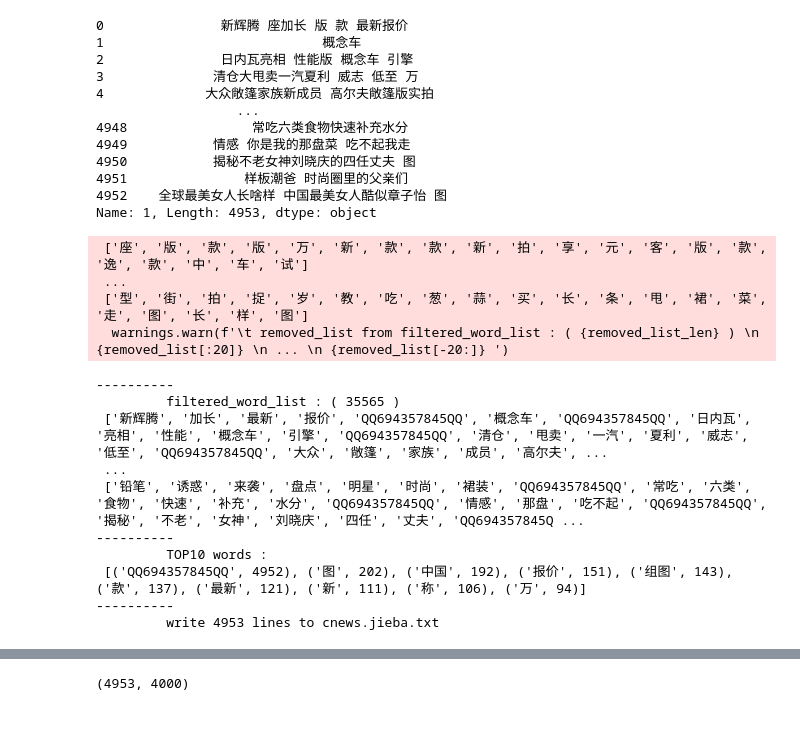
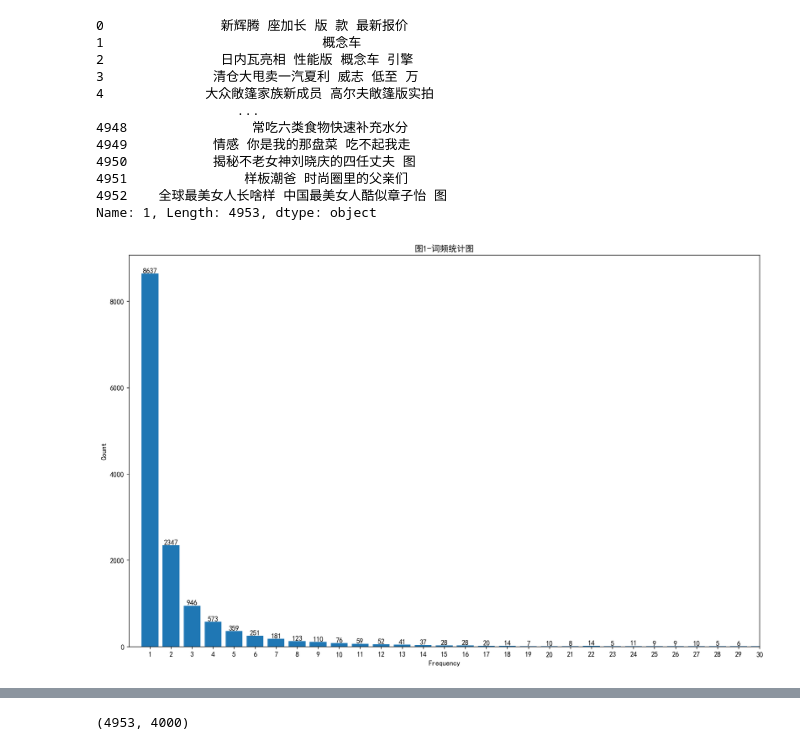
Before and after one commit to Soltus/learn-python-BI, a Jupyter notebook: lesson2/作业/3/index.ipynb, the cells around one changed output, grey strips where cells are left out. Saved outputs shown, nothing was run; the diff lists cells and outputs as text; code cells hidden in the pictures; blank space fills up the shorter version.

```diff
--- a/lesson2/作业/3/index.ipynb
+++ b/lesson2/作业/3/index.ipynb
@@ -72,7 +74,10 @@ class ChineseSegmentation:
         return sorted(word_dict.items(), key=lambda e:e[1], reverse=True)
 
     def cut_words_filter(self, frequency_threshold=0, remove_single_word=False):
-        ''''''
+        '''
+        因为只有出现频率大于frequency_threshold的单词才会被保留下来
+        如果remove_single_word被设置为True，则单个字符的单词将始终被过滤掉
+        '''
         word_list = self._fn_cut_words()
         word_dict = {}
         removed_list = []
@@ -168,28 +175,35 @@ with open(USERDIC_TXT,'w', encoding='utf-8') as f:
     f.write(userdic)
 s = userdic.join(list(txtfile[1]))
 m = ChineseSegmentation(s, STOPWORDS_TXT, USERDIC_TXT, 1)
-filtered_word_list = m.cut_words_filter(0,1)
-
-s1 = ' '.join(filtered_word_list)
-
-with open(CNEWS_SPLITED_TXT,'w', encoding='utf-8') as f:
-    f.write(s1.replace(f'{userdic}','\n').replace('\n\n','\n'))
-print('-'*10)
-with open(CNEWS_SPLITED_TXT,'r', encoding='utf-8') as f:
-    print(f'\t write {len(f.readlines())} lines to {CNEWS_SPLITED_TXT}')
-print()
-# %% [output]
- ['座', '版', '款', '版', '万', '新', '款', '款', '新', '拍', '享', '元', '客', '版', '款', '逸', '款', '中', '车', '试']
- ...
- ['型', '街', '拍', '捉', '岁', '教', '吃', '葱', '蒜', '买', '长', '条', '甩', '裙', '菜', '走', '图', '长', '样', '图']
-  warnings.warn(f'\t removed_list from filtered_word_list : ( {removed_list_len} ) \n {removed_list[:20]} \n ... \n {removed_list[-20:]} ')
-----------
-         filtered_word_list : ( 35565 )
- ['新辉腾', '加长', '最新', '报价', 'QQ694357845QQ', '概念车', 'QQ694357845QQ', '日内瓦', '亮相', '性能', '概念车', '引擎', 'QQ694357845QQ', '清仓', '甩卖', '一汽', '夏利', '威志', '低至', 'QQ694357845QQ', '大众', '敞篷', '家族', '成员', '高尔夫', ...
- ...
- ['铅笔', '诱惑', '来袭', '盘点', '明星', '时尚', '裙装', 'QQ694357845QQ', '常吃', '六类', '食物', '快速', '补充', '水分', 'QQ694357845QQ', '情感', '那盘', '吃不起', 'QQ694357845QQ', '揭秘', '不老', '女神', '刘晓庆', '四任', '丈夫', 'QQ694357845Q ...
-----------
-         TOP10 words :
- [('QQ694357845QQ', 4952), ('图', 202), ('中国', 192), ('报价', 151), ('组图', 143), ('款', 137), ('最新', 121), ('新', 111), ('称', 106), ('万', 94)]
-----------
-         write 4953 lines to cnews.jieba.txt
+# %%
+import matplotlib.pyplot as plt
+plt.rcParams['axes.unicode_minus'] = False    # 用来正常显示负号
+plt.rcParams['font.sans-serif'] = ['SimHei']   # 防止中文标签乱码
+CANVAS = lambda x : plt.figure(figsize=(16, 10), dpi=x)  # 设置画布
+
+word_count = dict(m.word_frequency())
+del word_count[userdic]
+
+count = {}
+for value in word_count.values():
+    if value not in count:
+        count[value] = 1
+    else:
+        count[value] += 1
+
+# 绘制频数统计图
+CANVAS(131)
+plt.bar(count.keys(), count.values())
+plt.title('图1-词频统计图')
+plt.xlabel('Frequency')
+plt.ylabel('Count')
+# 显示每条柱形图的具体数值
+for x, y in zip(count.keys(), count.values()):
+    if 0 <= x < 30:   # 只在x轴范围为0到29的情况下显示数值
+        plt.text(x, y, str(y), ha='center', va='bottom')
+plt.xticks(list(count.keys()))  # 设置x轴刻度
+plt.xlim(0, 30)   # 设置x轴显示范围
+plt.show()
+# print(sorted(count.items(),key=lambda e:e[1],reverse=1))
+# %% [output]
+[figure, added]
```
Also changed, not shown: parts of 10 cells of this notebook, 1 other file.
